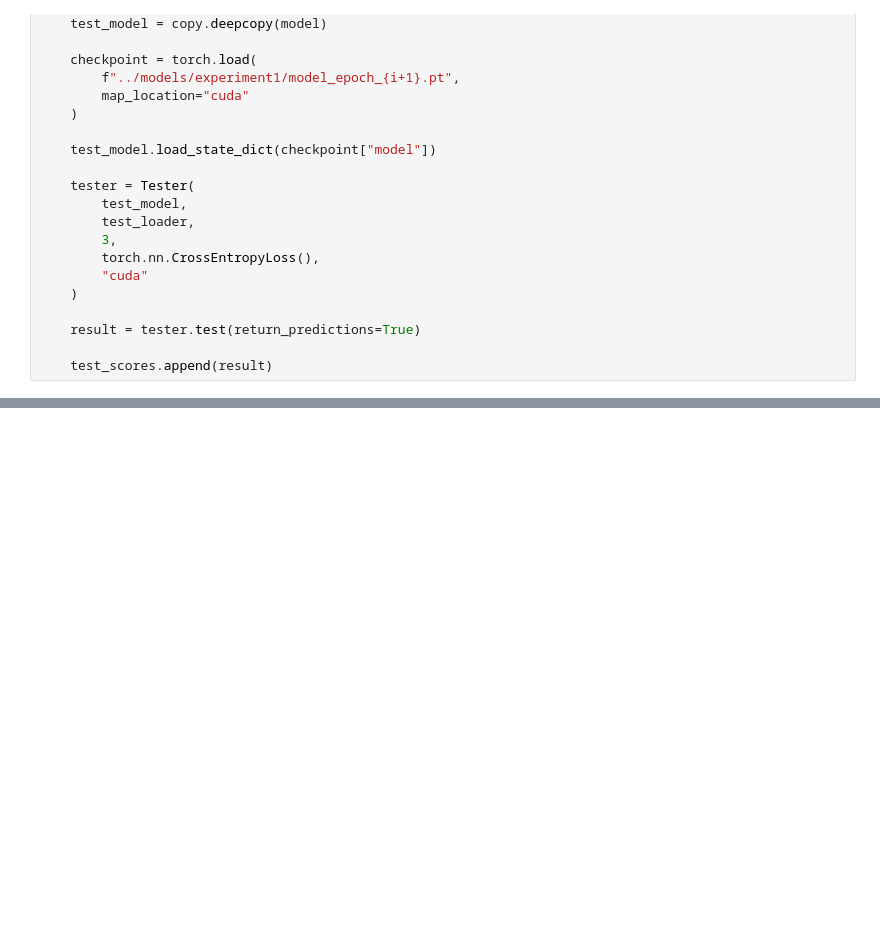
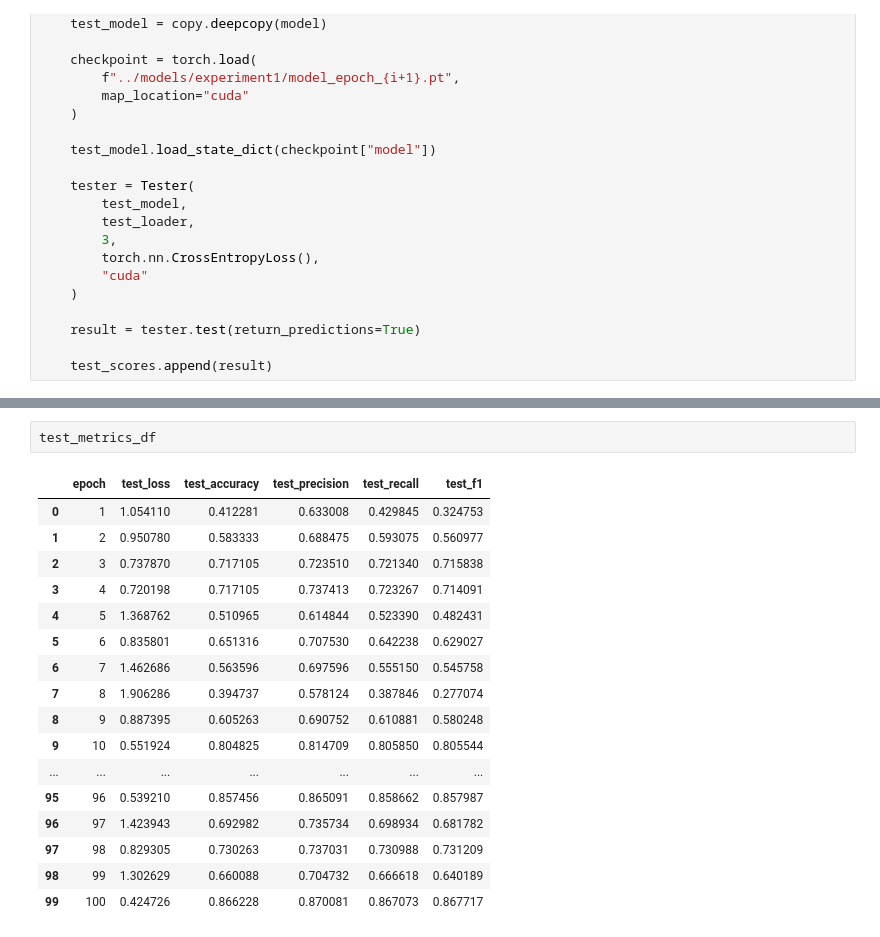
Before and after one commit to tikadatta2005/efficient-surveillance-threat-recognition, a Jupyter notebook: experiments/experiment1.ipynb, the cells around one changed output, grey strips where cells are left out. Cells and saved outputs as stored; diff of their text form; blank space fills up the shorter version.

```diff
--- a/experiments/experiment1.ipynb
+++ b/experiments/experiment1.ipynb
@@ -266,0 +301,20 @@ test_metrics_df = plot_testing_history(test_scores)
+# %%
+test_metrics_df
+# %% [output]
+|  | epoch | test_loss | test_accuracy | test_precision | test_recall | test_f1 |
+| 0 | 1 | 1.054110 | 0.412281 | 0.633008 | 0.429845 | 0.324753 |
+| 1 | 2 | 0.950780 | 0.583333 | 0.688475 | 0.593075 | 0.560977 |
+| 2 | 3 | 0.737870 | 0.717105 | 0.723510 | 0.721340 | 0.715838 |
+| 3 | 4 | 0.720198 | 0.717105 | 0.737413 | 0.723267 | 0.714091 |
+| 4 | 5 | 1.368762 | 0.510965 | 0.614844 | 0.523390 | 0.482431 |
+| 5 | 6 | 0.835801 | 0.651316 | 0.707530 | 0.642238 | 0.629027 |
+| 6 | 7 | 1.462686 | 0.563596 | 0.697596 | 0.555150 | 0.545758 |
+| 7 | 8 | 1.906286 | 0.394737 | 0.578124 | 0.387846 | 0.277074 |
+| 8 | 9 | 0.887395 | 0.605263 | 0.690752 | 0.610881 | 0.580248 |
+| 9 | 10 | 0.551924 | 0.804825 | 0.814709 | 0.805850 | 0.805544 |
+| ... | ... | ... | ... | ... | ... | ... |
+| 95 | 96 | 0.539210 | 0.857456 | 0.865091 | 0.858662 | 0.857987 |
+| 96 | 97 | 1.423943 | 0.692982 | 0.735734 | 0.698934 | 0.681782 |
+| 97 | 98 | 0.829305 | 0.730263 | 0.737031 | 0.730988 | 0.731209 |
+| 98 | 99 | 1.302629 | 0.660088 | 0.704732 | 0.666618 | 0.640189 |
+| 99 | 100 | 0.424726 | 0.866228 | 0.870081 | 0.867073 | 0.867717 |
```
Also changed, not shown: parts of 8 cells of this notebook, 9 other files.
